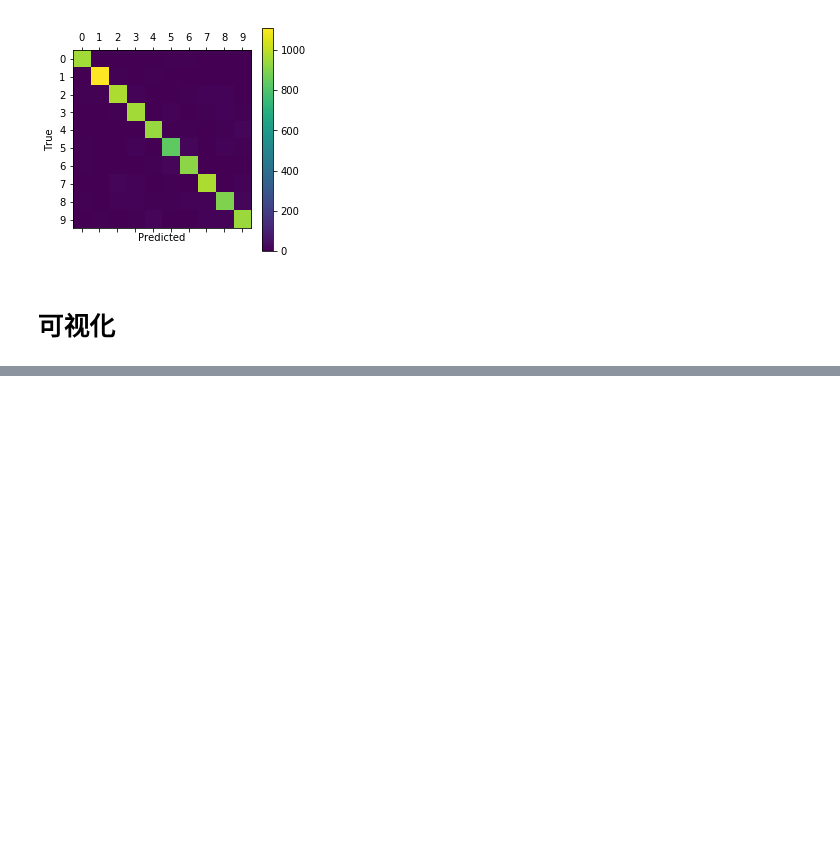
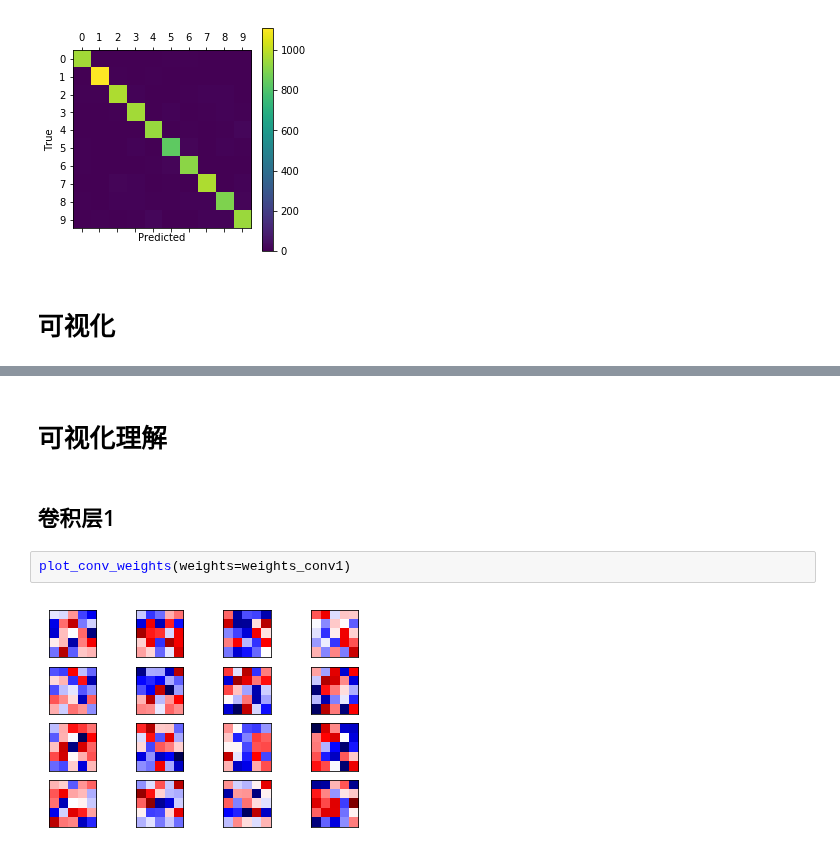
Before and after one commit to Gyczero/Machine-Learning-notes, a Jupyter notebook: tensorflow_learn/CNN.ipynb, the cells around one changed output, grey strips where cells are left out. Drawn from its saved outputs; the diff is of its cells as text; blank space fills up the shorter version.

```diff
--- a/tensorflow_learn/CNN.ipynb
+++ b/tensorflow_learn/CNN.ipynb
@@ -654,0 +764,8 @@ Confusion Matrix:
+# %% [markdown]
+# 可视化理解
+# %% [markdown]
+## 卷积层1
+# %%
+plot_conv_weights(weights=weights_conv1)
+# %% [output]
+[figure, added]
```
Also changed, not shown: parts of 14 cells of this notebook.
